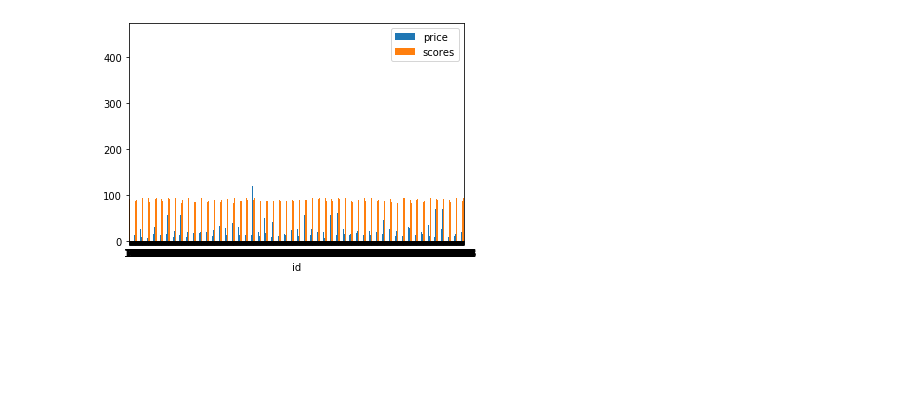
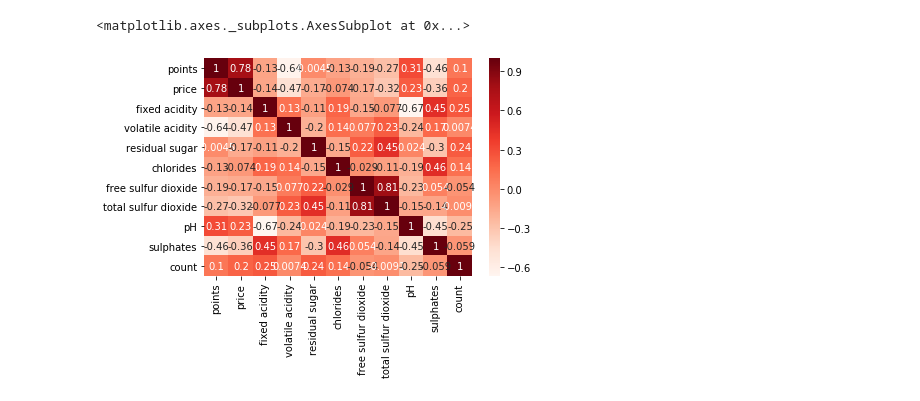
Before and after one commit to LucasVanWijk/Computational_Moddeling_Group_Project, a Jupyter notebook: score+prijs_afkomst_grafiek.ipynb, the cells around one changed output. Drawn from its saved outputs; the diff is of its cells as text; code cells hidden in the pictures; blank space fills up the shorter version.

```diff
--- a/score+prijs_afkomst_grafiek.ipynb
+++ b/score+prijs_afkomst_grafiek.ipynb
@@ -22,14 +24,3 @@ redwines = redwines[redwines['year'].notnull()]
 # %%
 # drop rows with nan value in it
 redwines.dropna(inplace=True)
-# %%
-# alle data verzamelen voor grafiek met relatie tussen prijs score en herkomst van wijn
-scores = redwines['points']
-price = redwines['price']
-index = redwines['designation']
-
-df = pd.DataFrame({'price': price,
-                   'scores': scores})
-ax = df.plot.bar(rot=0)
-# %% [output]
-[figure, removed]
@@ -35,0 +33,7 @@ ax = df.plot.bar(rot=0)
+# %%
+# correlation of average per month.
+correlation = avg_per_province.corr()
+sns.heatmap(correlation, annot=True, cmap=plt.cm.Reds)
+# %% [output]
+<matplotlib.axes._subplots.AxesSubplot at 0x...>
+[figure, added]
```
Also changed, not shown: parts of 9 cells of this notebook.
